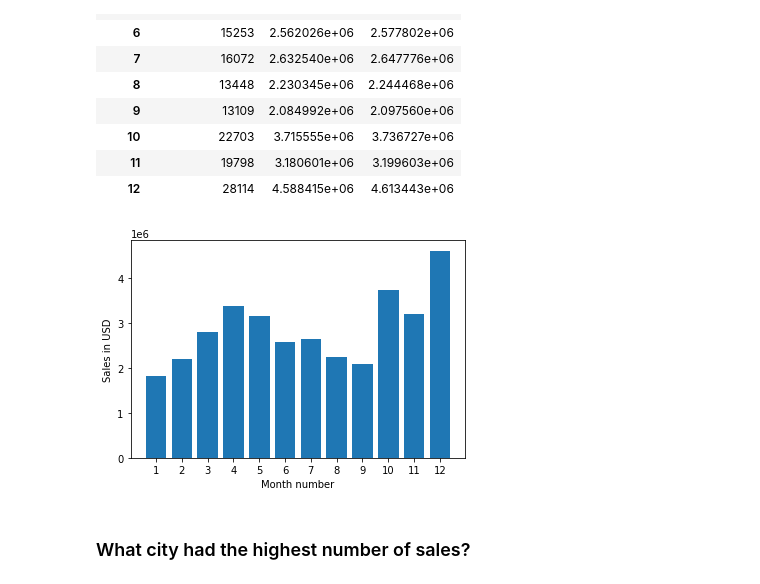
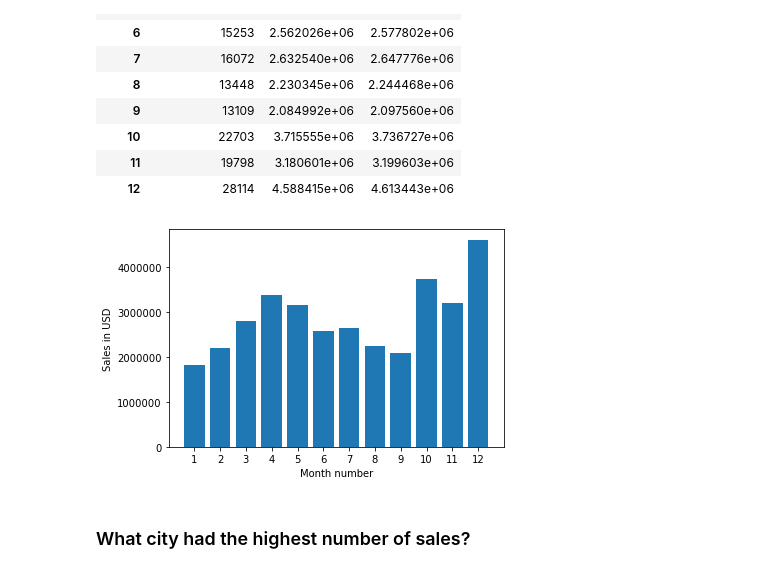
Before and after one commit to lupeluna/DS_Pandas_practice, a Jupyter notebook: Pandas_Practice.ipynb, the cells around one changed output. Saved outputs shown, nothing was run; the diff lists cells and outputs as text; code cells hidden in the pictures.

```diff
--- a/Pandas_Practice.ipynb
+++ b/Pandas_Practice.ipynb
@@ -177,16 +177,17 @@ results
 # %%
 # visualize the results
 
 import matplotlib.pyplot as plt
+plt.ticklabel_format(style='plain')
 
 months = range(1,13)
 plt.bar(months, all_data.groupby(['Month']).sum()['Sales'])
 plt.xticks(months)
 plt.ylabel('Sales in USD')
 plt.xlabel('Month number')
 plt.show()
 # %% [output]
-[figure, old version]
+[figure, new version]
 # %% [markdown]
 ### What city had the highest number of sales?
 # %%
```
Also changed, not shown: parts of 15 cells of this notebook.
